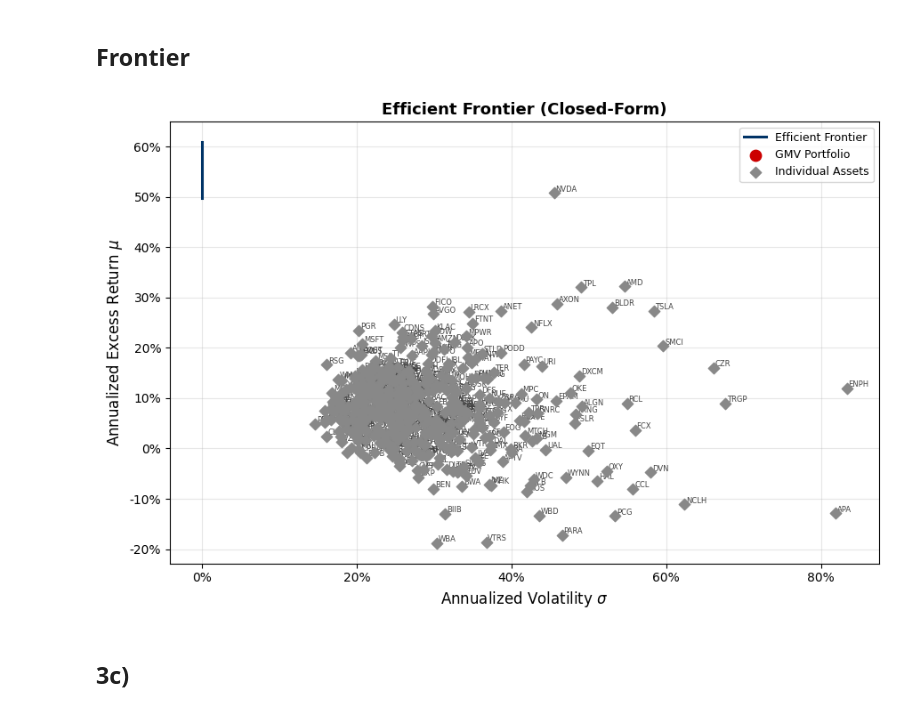
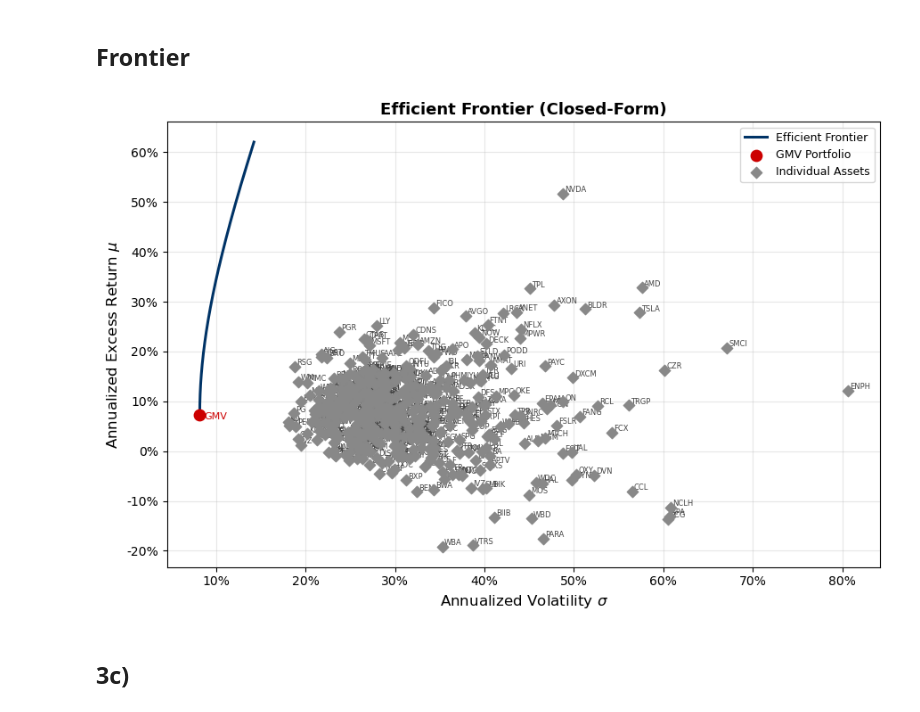
Before and after one commit to sanjxksl/RSM8341-Team11-Assignment1, a Jupyter notebook: Q3.ipynb, the cells around one changed output. Drawn from its saved outputs; the diff is of its cells as text; code cells hidden in the pictures.

Commit message:
Resolve singular matrix issue

```diff
--- a/Q3.ipynb
+++ b/Q3.ipynb
@@ -151,2 +3,13 @@ ACGL  0.016727  0.014229  0.012242  0.005171  0.060035
 # %% [markdown]
 # Question 3
+# %%
+import pandas as pd
+import numpy as np
+
+# Load annualized expected excess returns and covariance matrix from Q1 outputs
+mu_hat = pd.read_csv("Q3_data/mu_hat.csv", index_col=0).iloc[:, 0]
+
+sigma_hat = pd.read_csv("Q3_data/sigma_hat.csv", index_col=0)
+
+print("Loaded mu_hat with shape", mu_hat.shape)
+print("Loaded sigma_hat with shape", sigma_hat.shape)
@@ -179,33 +80,49 @@ asset_mu = mu_hat.values
 tickers = mu_hat.index.tolist()
 # %%
 import matplotlib.pyplot as plt
+
 fig, ax = plt.subplots(figsize=(9, 6))
 
 ax.plot(sigma_grid, mu_grid, color="#003366", linewidth=2.2, label="Efficient Frontier")
 
 ax.scatter(sigma_gmv, mu_gmv, color="#cc0000", zorder=5, s=80, label="GMV Portfolio")
-ax.annotate("GMV", xy=(sigma_gmv, mu_gmv),
-            xytext=(sigma_gmv + 0.005, mu_gmv - 0.01),
-            fontsize=8, color="#cc0000")
+ax.annotate(
+    "GMV",
+    xy=(sigma_gmv, mu_gmv),
+    xytext=(sigma_gmv + 0.005, mu_gmv - 0.01),
+    fontsize=8,
+    color="#cc0000",
+)
 
-ax.scatter(asset_sigma, asset_mu, color="#888888", zorder=4, s=40,
-           marker="D", label="Individual Assets")
+ax.scatter(
+    asset_sigma,
+    asset_mu,
+    color="#888888",
+    zorder=4,
+    s=40,
+    marker="D",
+    label="Individual Assets",
+)
 for i, t in enumerate(tickers):
-    ax.annotate(t, xy=(asset_sigma[i], asset_mu[i]),
-                xytext=(asset_sigma[i] + 0.002, asset_mu[i] + 0.003),
-                fontsize=6, color="#444444")
+    ax.annotate(
+        t,
+        xy=(asset_sigma[i], asset_mu[i]),
+        xytext=(asset_sigma[i] + 0.002, asset_mu[i] + 0.003),
+        fontsize=6,
+        color="#444444",
+    )
 
 ax.xaxis.set_major_formatter(plt.FuncFormatter(lambda x, _: f"{x:.0%}"))
 ax.yaxis.set_major_formatter(plt.FuncFormatter(lambda x, _: f"{x:.0%}"))
 ax.set_xlabel("Annualized Volatility $\\sigma$", fontsize=12)
 ax.set_ylabel("Annualized Excess Return $\\mu$", fontsize=12)
 ax.set_title("Efficient Frontier (Closed-Form)", fontsize=13, fontweight="bold")
 ax.legend(fontsize=9)
 ax.grid(True, alpha=0.3)
 fig.tight_layout()
 plt.show()
 # %% [output]
-[figure, old version]
+[figure, new version]
 # %% [markdown]
 ## 3c)
 # %% [markdown]
```
Also changed, not shown: parts of 19 cells of this notebook, 13 other files.
